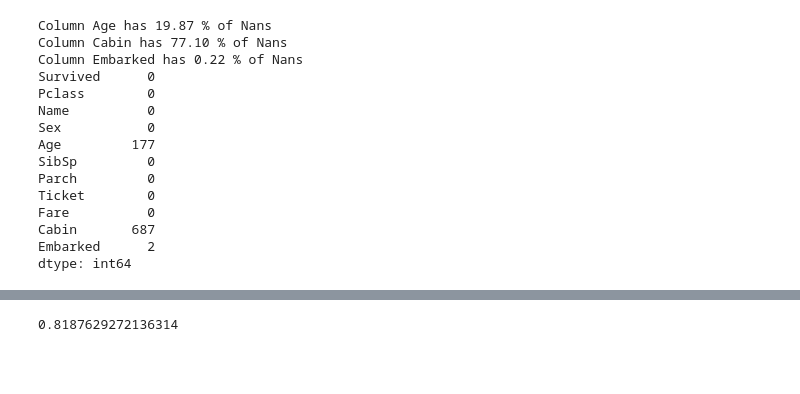
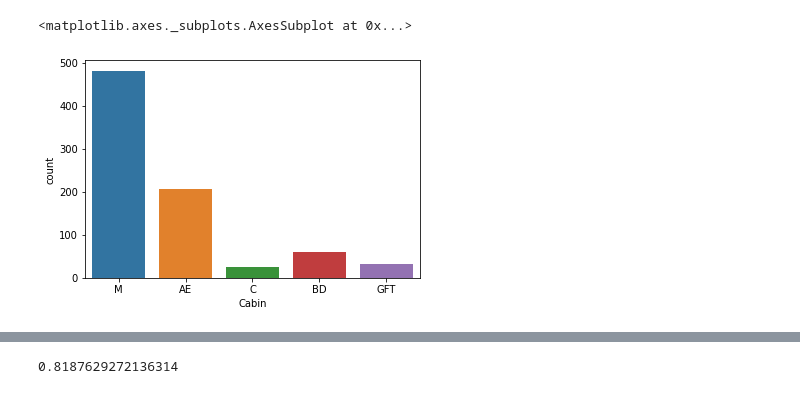
Before and after one commit to PashaIanko/Kaggle.Titanic, a Jupyter notebook: Main.ipynb, the cells around one changed output, grey strips where cells are left out. Saved outputs shown, nothing was run; the diff lists cells and outputs as text; code cells hidden in the pictures; blank space fills up the shorter version.

```diff
--- a/Main.ipynb
+++ b/Main.ipynb
@@ -113,19 +101,0 @@ train.head()
-# %%
-# Step 2. Check Nan values in any columns
-nan_statistics(train)
-# %% [output]
-Column Age has 19.87 % of Nans
-Column Cabin has 77.10 % of Nans
-Column Embarked has 0.22 % of Nans
-Survived      0
-Pclass        0
-Name          0
-Sex           0
-Age         177
-SibSp         0
-Parch         0
-Ticket        0
-Fare          0
-Cabin       687
-Embarked      2
-dtype: int64
@@ -136,0 +118,8 @@ dtype: int64
+# %%
+survived = df_whole[df_whole['Survived'] == 1]
+died = df_whole[df_whole['Survived'] == 0]
+sns.countplot(x = 'Cabin', data=survived)
+sns.countplot(x='Cabin', data=died)
+# %% [output]
+<matplotlib.axes._subplots.AxesSubplot at 0x...>
+[figure, added]
```
Also changed, not shown: parts of 29 cells of this notebook.
